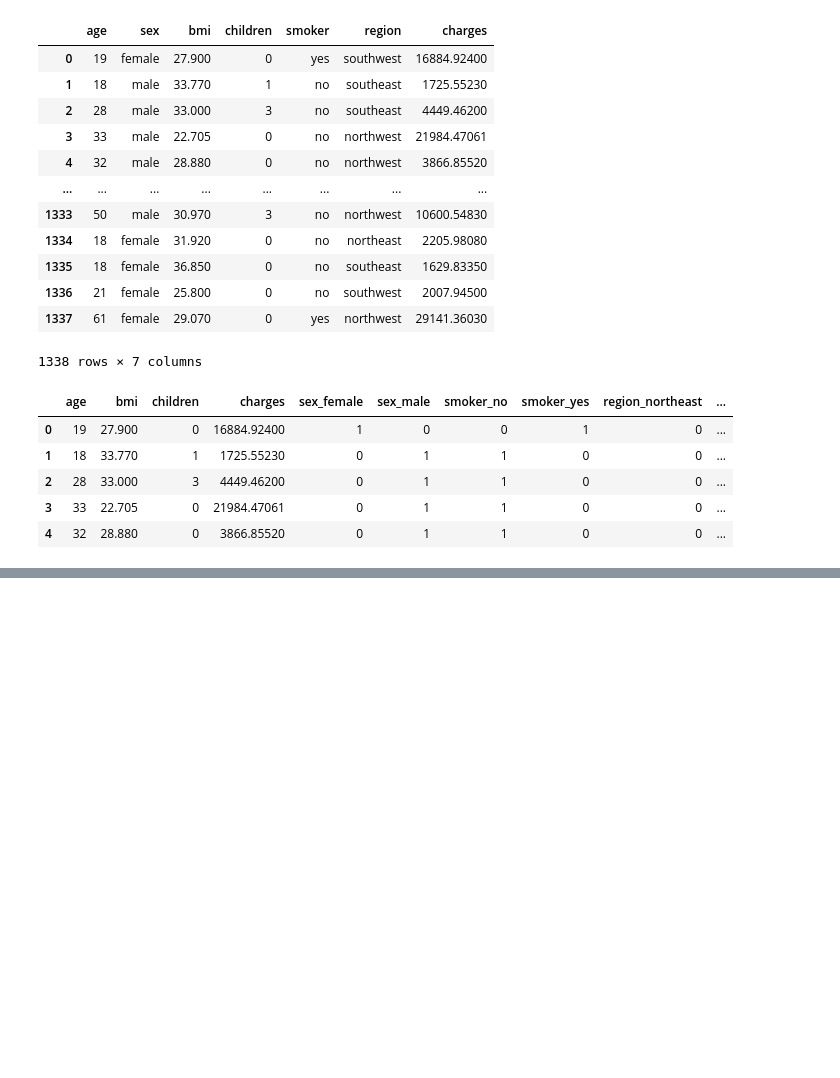
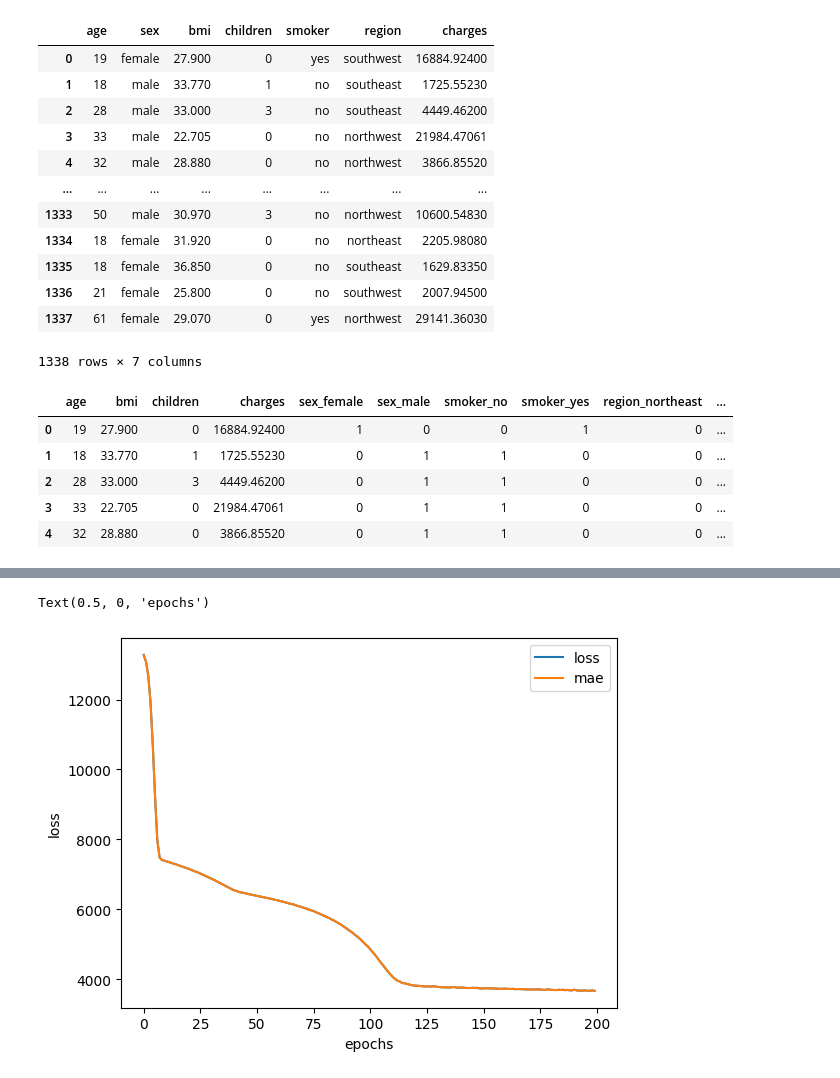
Before and after one commit to farheenfathimaa/TensorFlow-DeepLearning, a Jupyter notebook: 01_neural_network_regression_in_tensorflow.ipynb, the cells around one changed output, grey strips where cells are left out. Saved outputs shown, nothing was run; the diff lists cells and outputs as text; code cells hidden in the pictures; blank space fills up the shorter version.

```diff
--- a/01_neural_network_regression_in_tensorflow.ipynb
+++ b/01_neural_network_regression_in_tensorflow.ipynb
@@ -1049,0 +1045,4 @@ insurance_one_hot.head()
+# %%
+# Create X & y values (features and labels)
+X = insurance_one_hot.drop("charges", axis=1)
+y = insurance_one_hot["charges"]
@@ -1049,0 +1155,18 @@ insurance_one_hot.head()
+# %%
+# Set random seed
+tf.random.set_seed(42)
+
+# Create the model
+insurance_model_1 = tf.keras.Sequential([
+    tf.keras.layers.Dense(100),
+    tf.keras.layers.Dense(10),
+    tf.keras.layers.Dense(1)
+])
+
+# compile the model
+insurance_model_1.compile(loss="mae",
+                          optimizer=tf.keras.optimizers.Adam(),
+                          metrics="mae")
+
+# Fit
+insurance_model_1.fit(X_train, y_train, epochs=150, verbose=0)
@@ -1049,0 +1181,18 @@ insurance_one_hot.head()
+# %%
+# Set random seed
+tf.random.set_seed(42)
+
+# Create the model
+insurance_model_2 = tf.keras.Sequential([
+    tf.keras.layers.Dense(100),
+    tf.keras.layers.Dense(10),
+    tf.keras.layers.Dense(1)
+])
+
+# compile
+insurance_model_2.compile(loss="mae",
+                          optimizer=tf.keras.optimizers.Adam(),
+                          metrics="mae")
+
+# Fit
+history = insurance_model_2.fit(X_train, y_train, epochs=200)
@@ -1049,0 +1223,8 @@ insurance_one_hot.head()
+# %%
+# Plot history (also known as a loss curve or a training curve)
+pd.DataFrame(history.history).plot()
+plt.ylabel("loss")
+plt.xlabel("epochs")
+# %% [output]
+Text(0.5, 0, 'epochs')
+[figure, added]
```
Also changed, not shown: parts of 57 cells of this notebook.
